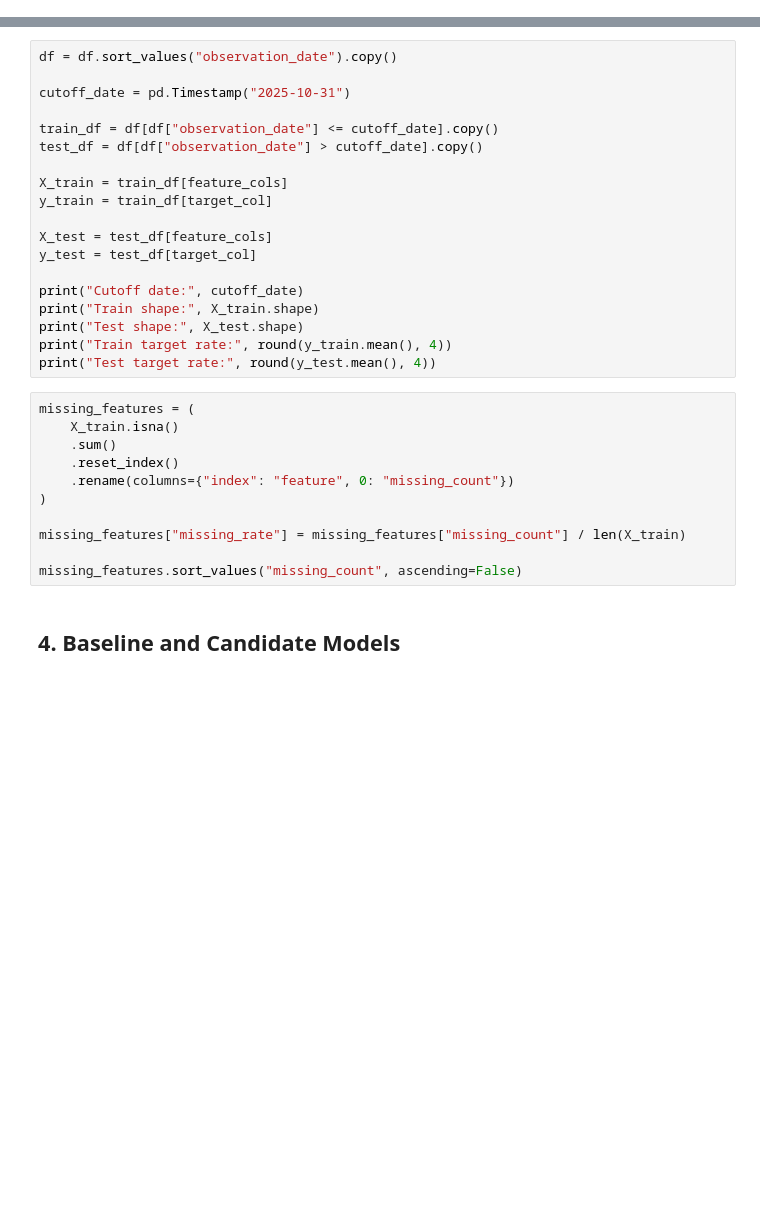
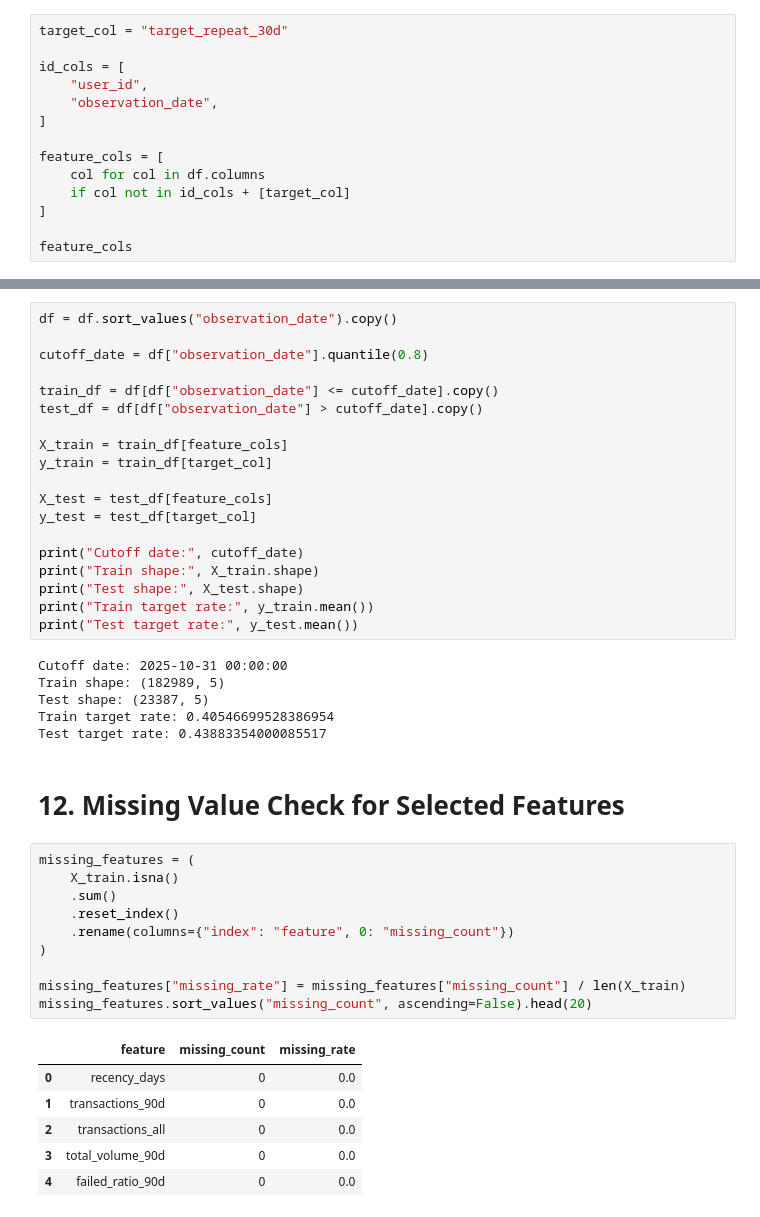
Before and after one commit to heyitzrizki/fx-fintech-product-analytics, a Jupyter notebook: notebooks/01_user_repeat_prediction.ipynb, the cells around one changed output, grey strips where cells are left out. Drawn from its saved outputs; the diff is of its cells as text; blank space fills up the shorter version.

```diff
--- a/notebooks/01_user_repeat_prediction.ipynb
+++ b/notebooks/01_user_repeat_prediction.ipynb
@@ -144,0 +175,14 @@ feature_cols
+# %%
+target_col = "target_repeat_30d"
+
+id_cols = [
+    "user_id",
+    "observation_date",
+]
+
+feature_cols = [
+    col for col in df.columns
+    if col not in id_cols + [target_col]
+]
+
+feature_cols
@@ -147,7 +208,7 @@ df[feature_cols].dtypes.sort_values()
 # %%
 df = df.sort_values("observation_date").copy()
 
-cutoff_date = pd.Timestamp("2025-10-31")
+cutoff_date = df["observation_date"].quantile(0.8)
 
 train_df = df[df["observation_date"] <= cutoff_date].copy()
 test_df = df[df["observation_date"] > cutoff_date].copy()
@@ -161,18 +222,30 @@ y_test = test_df[target_col]
 print("Cutoff date:", cutoff_date)
 print("Train shape:", X_train.shape)
 print("Test shape:", X_test.shape)
-print("Train target rate:", round(y_train.mean(), 4))
-print("Test target rate:", round(y_test.mean(), 4))
+print("Train target rate:", y_train.mean())
+print("Test target rate:", y_test.mean())
+# %% [output]
+Cutoff date: 2025-10-31 00:00:00
+Train shape: (182989, 5)
+Test shape: (23387, 5)
+Train target rate: 0.40546699528386954
+Test target rate: 0.43883354000085517
+# %% [markdown]
+# 12. Missing Value Check for Selected Features
 # %%
 missing_features = (
     X_train.isna()
     .sum()
     .reset_index()
     .rename(columns={"index": "feature", 0: "missing_count"})
 )
 
 missing_features["missing_rate"] = missing_features["missing_count"] / len(X_train)
-
-missing_features.sort_values("missing_count", ascending=False)
+missing_features.sort_values("missing_count", ascending=False).head(20)
+# %% [output]
+|  | feature | missing_count | missing_rate |
+| 0 | recency_days | 0 | 0.0 |
+| 1 | transactions_90d | 0 | 0.0 |
+| 2 | transactions_all | 0 | 0.0 |
+| 3 | total_volume_90d | 0 | 0.0 |
+| 4 | failed_ratio_90d | 0 | 0.0 |
-# %% [markdown]
-## 4. Baseline and Candidate Models
```
Also changed, not shown: parts of 53 cells of this notebook, 54 other files.
